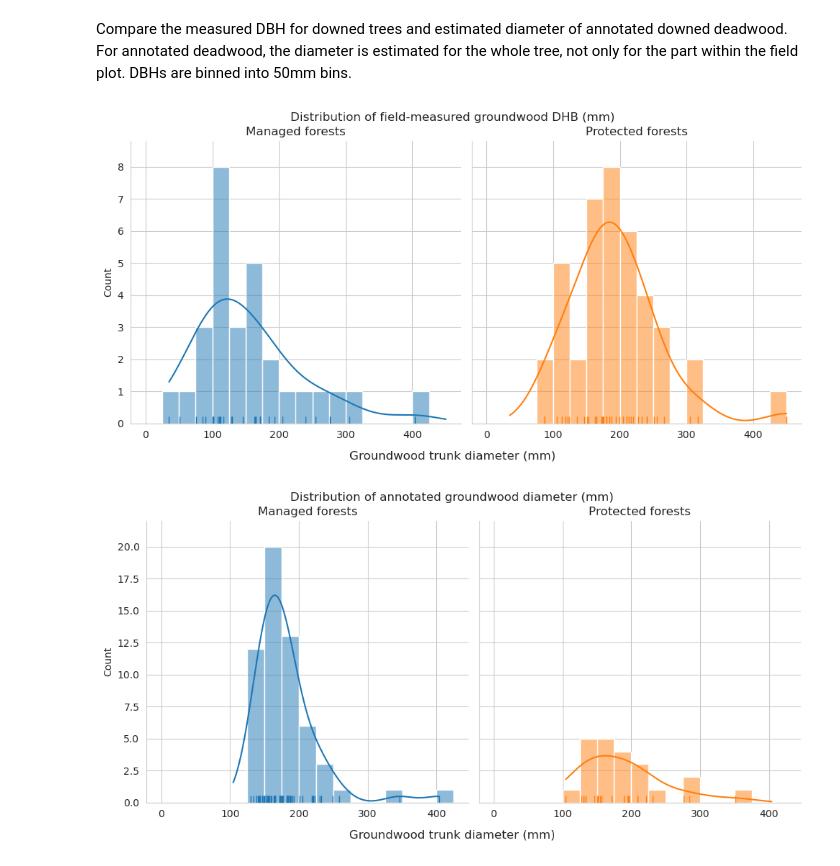
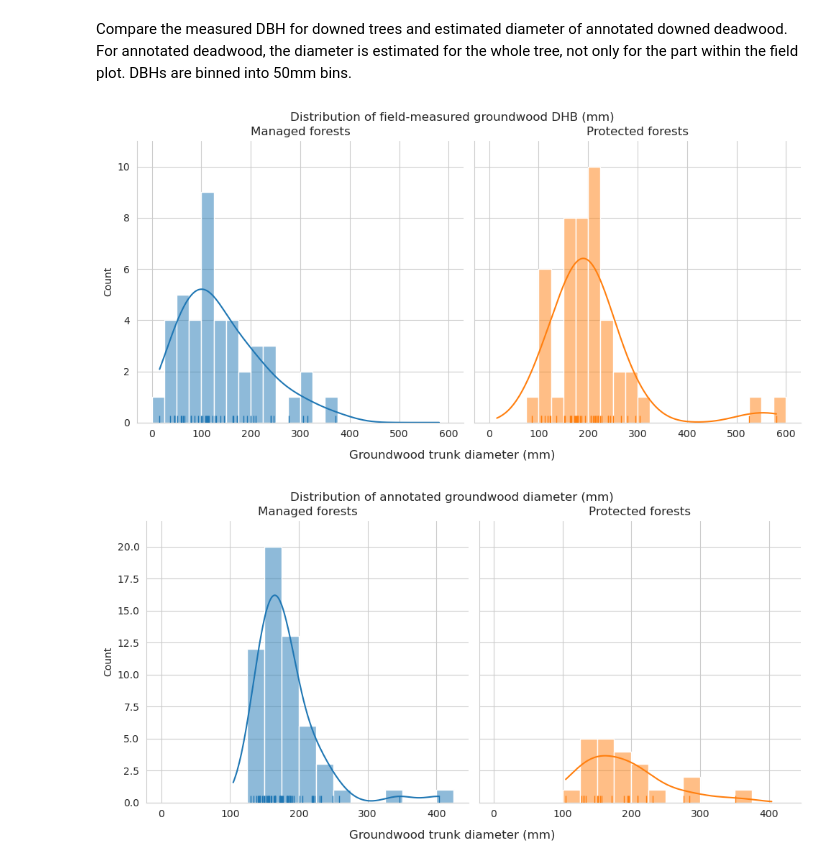
Before and after one commit to mayrajeo/maskrcnn-deadwood, a Jupyter notebook: notebooks/6_result_comparison_with_field_data.ipynb, the cells around one changed output. Saved outputs shown, nothing was run; the diff lists cells and outputs as text; code cells hidden in the pictures.

Commit message:
update field data for hiidenportti

```diff
--- a/notebooks/6_result_comparison_with_field_data.ipynb
+++ b/notebooks/6_result_comparison_with_field_data.ipynb
@@ -48,4 +48,8 @@ field_data.rename(columns= {c: c.replace('.','_') for c in field_data.columns},
 dw_cols = ['id'] + [c for c in field_data.columns if 'dw' in c]
 plot_dw_data = field_data[dw_cols].copy()
 plot_circles = plot_circles[plot_circles.in_vplot == 1]
+# %%
+tree_data = pd.read_csv(field_data_path/'hp_tree_data_fixed_1512.csv')
+tree_data = tree_data[tree_data.plot_id.isin(plot_dw_data.id.unique())]
+tree_data.drop(tree_data[(tree_data.plot_set == 'EDNA_45') & (tree_data.tree_class == 4) & (tree_data.DBH < 100)].index, inplace=True)
 # %% [markdown]
@@ -53,7 +57,9 @@ Convert `n_dw` (number of deadwood stems per hectare), `n_ddw` and `n_udw` to si
 # %%
-plot_dw_data['n_dw_plot'] = np.round((plot_dw_data['n_dw']/10000)*np.pi*9**2).astype(int)
-plot_dw_data['n_ddw_plot'] = np.round((plot_dw_data['n_ddw']/10000)*np.pi*9**2).astype(int)
-plot_dw_data['n_udw_plot'] = plot_dw_data.n_dw_plot - plot_dw_data.n_ddw_plot
+plot_dw_data['n_dw_plot'] = plot_dw_data.id.apply(lambda row: len(tree_data[tree_data.plot_id == row]))
+plot_dw_data['n_ddw_plot'] = plot_dw_data.id.apply(lambda row: len(tree_data[(tree_data.plot_id == row)
+                                                                             & (tree_data.tree_class == 4)]))
+plot_dw_data['n_udw_plot'] = plot_dw_data.id.apply(lambda row: len(tree_data[(tree_data.plot_id == row)
+                                                                             & (tree_data.tree_class == 3)]))
 # %% [markdown]
 Some helper functions for data matching.
 # %%
@@ -461,7 +462,3 @@ Read individual tree measurements, and convert `l` from decimeters to meters.
-# %%
-tree_data = pd.read_csv(field_data_path/'hiidenportti_singletree.csv')
-tree_data = tree_data[tree_data.plot_id.isin(plot_dw_data.id.unique())]
-tree_data['l'] /= 10
 # %% [markdown]
 Add information about conservation area to tree data.
 # %%
@@ -505,18 +503,18 @@ Compare the measured DBH for downed trees and estimated diameter of annotated do
 # %%
 #| echo: false
 
-g = sns.displot(data=tree_data[(tree_data.tree_class == 4)&(tree_data.dbh>0)], x='dbh', hue='conservation',
+g = sns.displot(data=tree_data[(tree_data.tree_class == 4)&(tree_data.DBH>0)], x='DBH', hue='conservation',
                 col='conservation', kde=True, rug=True, legend=False, binwidth=25,
-                binrange=(0, max(tree_data[(tree_data.tree_class == 4)].dbh)))
+                binrange=(0, max(tree_data[(tree_data.tree_class == 4)].DBH)))
 g.fig.subplots_adjust(top=.9)
 g.fig.suptitle('Distribution of field-measured groundwood DHB (mm)')
 g.axes[0,0].set_title('Managed forests')
 g.axes[0,1].set_title('Protected forests')
 g.set_xlabels('','')
 g.fig.supxlabel('Groundwood trunk diameter (mm)')
 plt.show()
 # %% [output]
-[figure, old version]
+[figure, new version]
 # %%
 #| echo: false
 
```
Also changed, not shown: parts of 12 cells of this notebook, 5 other files.
